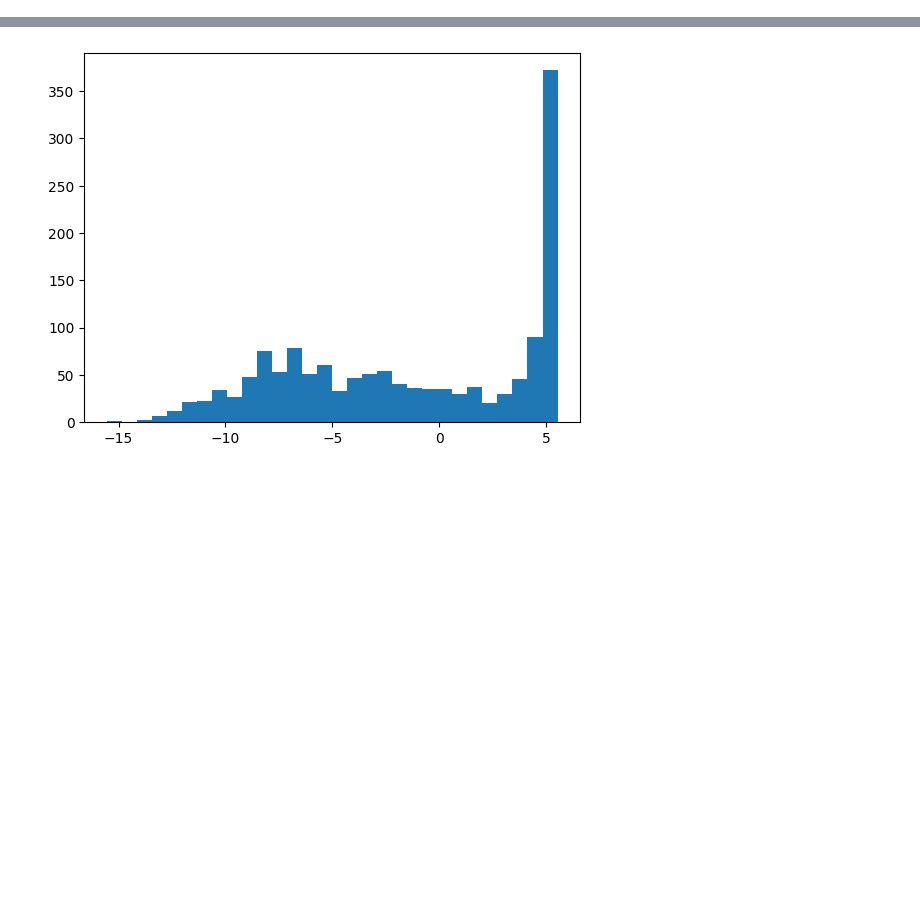
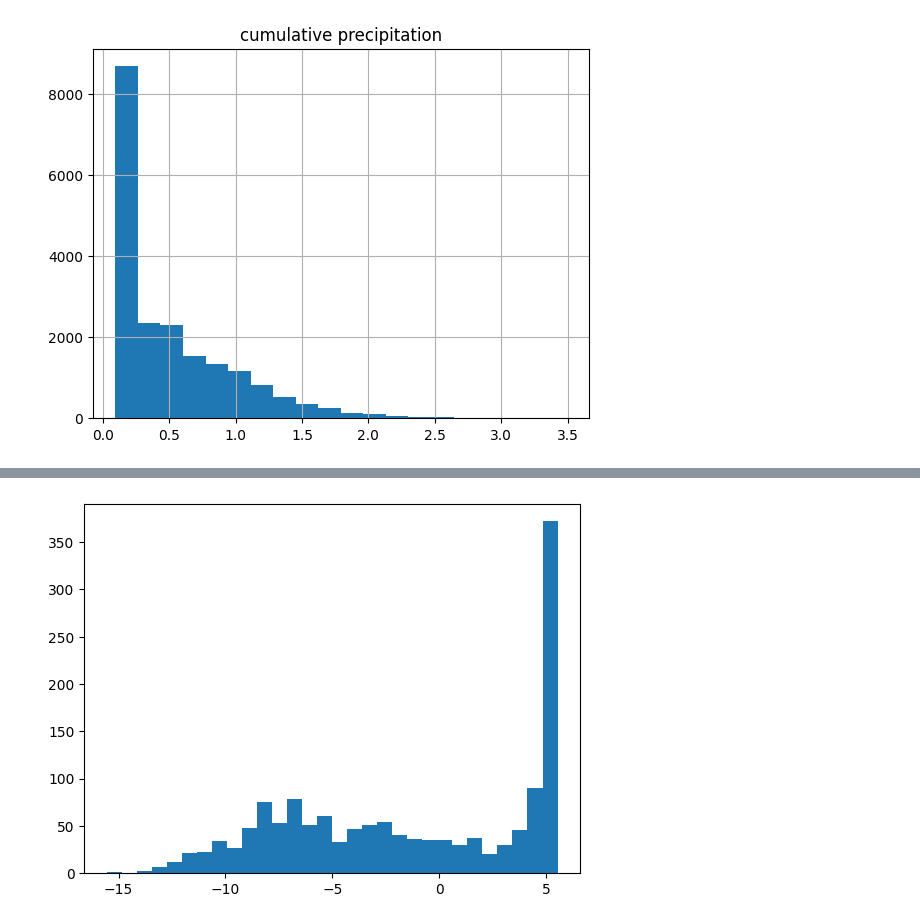
Before and after one commit to mm-89/LSTM-precipitation, a Jupyter notebook: tranformation.ipynb, the cells around one changed output, grey strips where cells are left out. Saved outputs shown, nothing was run; the diff lists cells and outputs as text; code cells hidden in the pictures; blank space fills up the shorter version.

```diff
--- a/tranformation.ipynb
+++ b/tranformation.ipynb
@@ -42,3 +44,9 @@ df = df.rename(columns=conversion)
 df["reference_timestamp"] = pd.to_datetime(df["reference_timestamp"], format="%d.%m.%Y %H:%M")
 
 df = df.dropna()
+# %%
+#df = df[(df['cumulative precipitation'] < 2) & (df['cumulative precipitation'] >0)]
+print(df['cumulative precipitation'].value_counts())
+df['cumulative precipitation'] = np.sqrt( np.log1p(df['cumulative precipitation']))
+df['cumulative precipitation'].plot(kind='hist', bins=20)
+plt.show()
@@ -44,0 +68,7 @@ df = df.dropna()
+# %%
+df = df[df['cumulative precipitation'] > 0]
+df['cumulative precipitation'] = np.log1p(df['cumulative precipitation'])
+df.hist('cumulative precipitation', bins=20)
+plt.show()
+# %% [output]
+[figure, added]
```
Also changed, not shown: parts of 4 cells of this notebook, 2 other files.
